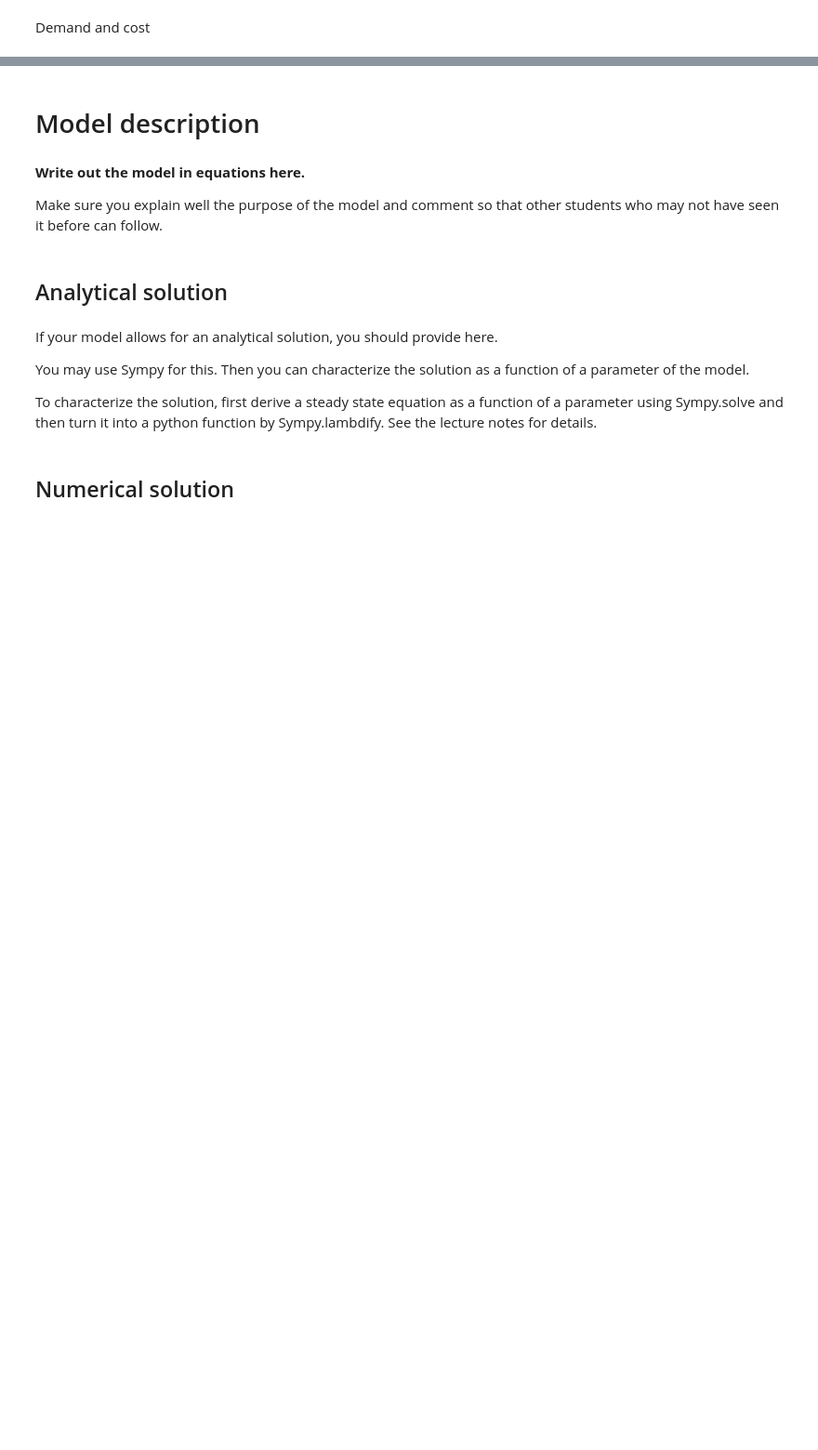
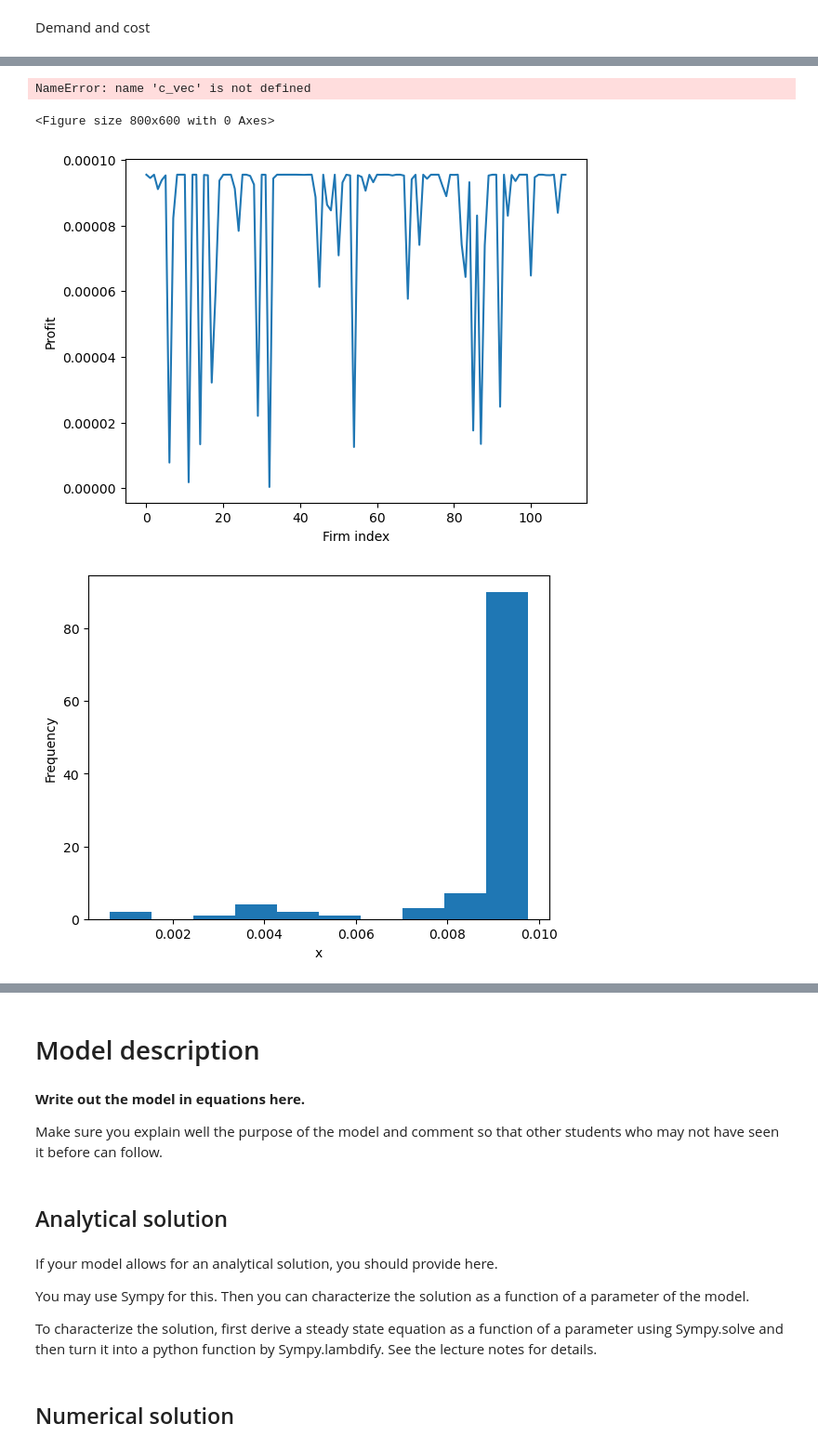
Before and after one commit to NumEconCopenhagen/projects-2023-magnus-kristian, a Jupyter notebook: modelproject/modelproject.ipynb, the cells around one changed output, grey strips where cells are left out. Shown at 93% size. Cells and saved outputs as stored; diff of their text form; code cells hidden in the pictures; blank space fills up the shorter version.

```diff
--- a/modelproject/modelproject.ipynb
+++ b/modelproject/modelproject.ipynb
@@ -157,32 +169,0 @@ profit= [0.05552587 0.0097329  0.91594852 0.31243643 0.3123781  4.37761527
-# %%
-#Anden del af løsningen (som skal køres k gange)
-
-nonneg_x=result.x>=0
-varlist_new=["x_rest", "c_vec", "x0"]
-for var_name in varlist_new:
-    var = globals()[var_name]
-    globals()[var_name+'_new'] = var[nonneg_x]
-
-N_new=sum(nonneg_x)
-N_new
-
-# Setting up the parameters for the optimization problem
-#c = 0.001  # Constant value for the objective function
-N = N_new # Number of variables
-
-# Setting up the initial values for x_rest
-x_rest = x_rest_new
-
-np.random.seed(2000)
-c_vec = c_vec_new
-
-# Setting up the initial values for x
-x0 = x0_new
-
-# Solving the optimization problem using scipy.optimize.root() function
-result = optimize.root(h, x0_new, jac=hp)
-
-profit=objective_lambd(result.x,np.sum(result.x)-result.x,c_vec)
-# Printing the results
-print(result)
-print('\nx =', result.x[0:10], '\nh(x) =', h(result.x)[0:10], '\nsum(x) =', sum(result.x), '\nmarginal cost=',c_vec[0:7],'\nprofit=', profit[0:10])
@@ -278,0 +170,39 @@ N_firms = 181
+# %%
+# Plotting c_vec
+plt.figure(figsize=(8,6))
+plt.plot(c_vec, color='blue')
+plt.xlabel('Firm index')
+plt.ylabel('Marginal cost')
+plt.title('Marginal cost for each firm')
+
+# Plotting result.x
+plt.figure(figsize=(8,6))
+plt.plot(result.x, color='red')
+plt.xlabel('Firm index')
+plt.ylabel('Output')
+plt.title('Optimal output for each firm')
+
+# Plotting profit
+plt.figure(figsize=(8,6))
+plt.plot(profit, color='green')
+plt.xlabel('Firm index')
+plt.ylabel('Profit')
+plt.title('Profit for each firm')
+
+plt.show()
+# %% [output]
+NameError: name 'c_vec' is not defined
+<Figure size 800x600 with 0 Axes>
+# %%
+plt.plot(np.arange(len(profit)), profit)
+plt.xlabel('Firm index')
+plt.ylabel('Profit')
+plt.show()
+
+plt.hist(result.x)
+plt.xlabel('x')
+plt.ylabel('Frequency')
+plt.show()
+# %% [output]
+[figure, added]
+[figure, added]
```
Also changed, not shown: parts of 10 cells of this notebook.
